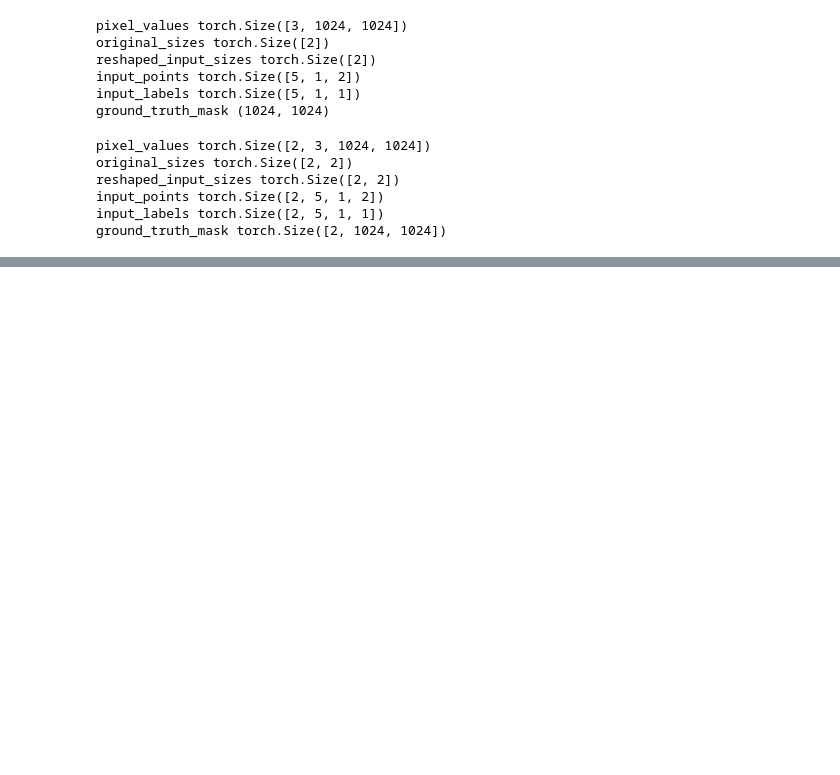
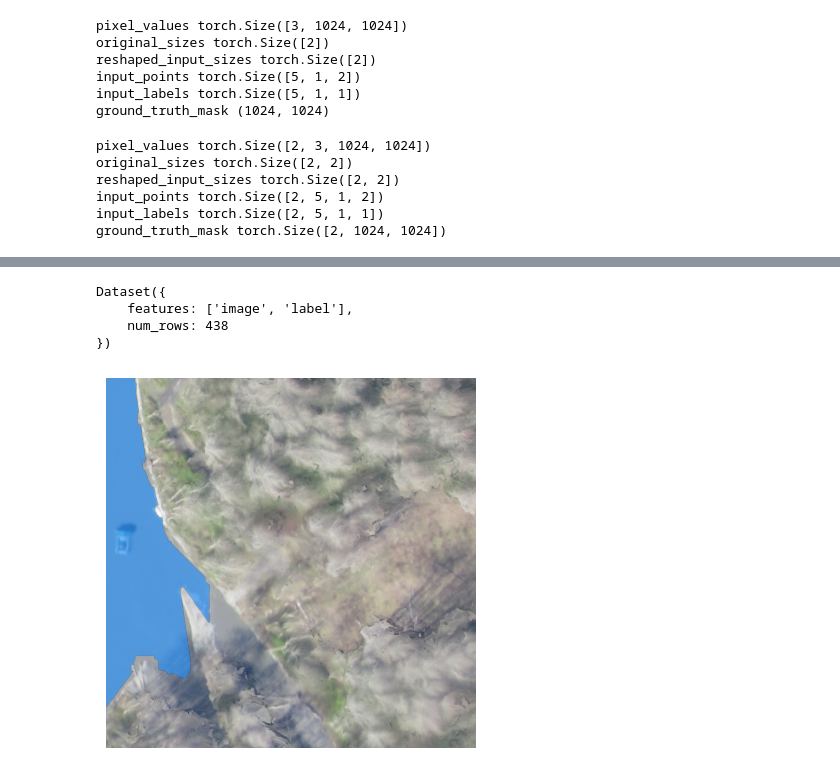
Before and after one commit to StefanTodoran/elwha-segmentation, a Jupyter notebook: book/chapters/masking.ipynb, the cells around one changed output, grey strips where cells are left out. Drawn from its saved outputs; the diff is of its cells as text; code cells hidden in the pictures; blank space fills up the shorter version.

Commit message:
working on using huggingface dataset

```diff
--- a/book/chapters/masking.ipynb
+++ b/book/chapters/masking.ipynb
@@ -851,0 +824,33 @@ with torch.no_grad():
+# %%
+from datasets import load_dataset
+
+dataset = load_dataset("stodoran/elwha-segmentation-large", split="validation")
+# %%
+dataset
+# %% [output]
+Dataset({
+    features: ['image', 'label'],
+    num_rows: 438
+})
+# %%
+def displayMask(mask, ax, random_color=False):
+    if random_color:
+        color = np.concatenate([np.random.random(3), np.array([0.6])], axis=0)
+    else:
+        color = np.array([30/255, 144/255, 255/255, 0.6])
+    h, w = mask.shape[-2:]
+    mask_image = mask.reshape(h, w, 1) * color.reshape(1, 1, -1)
+    ax.imshow(mask_image)
+
+def overlayMask(index):
+    fig, axes = plt.subplots()
+    datapoint = dataset[index] # type: ignore
+
+    axes.imshow(np.array(datapoint["image"]))
+    ground_truth_seg = np.array(datapoint["label"])
+    displayMask(ground_truth_seg, axes)
+    axes.axis("off")
+# %%
+overlayMask(0)
+# %% [output]
+[figure, added]
```
Also changed, not shown: parts of 9 cells of this notebook, 2 other files.
